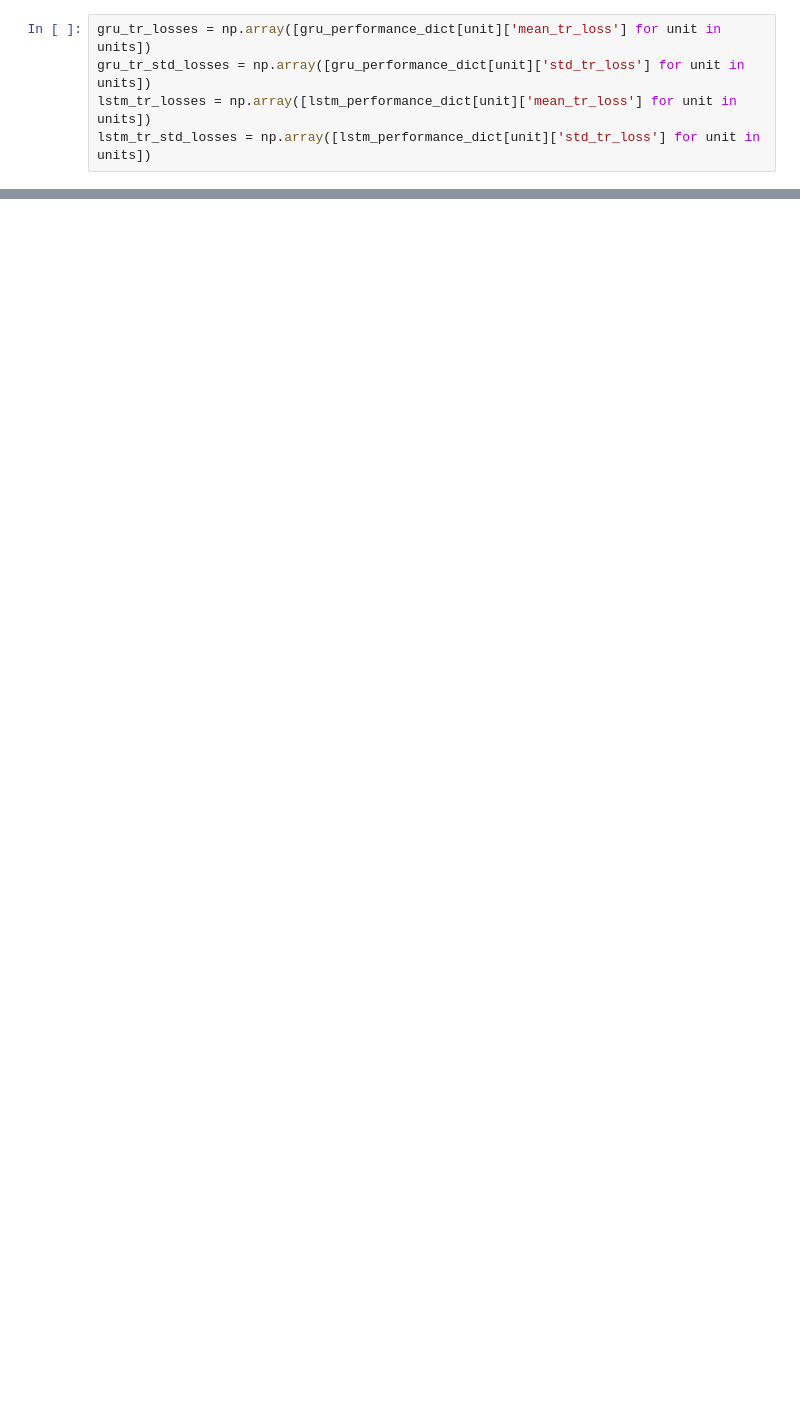
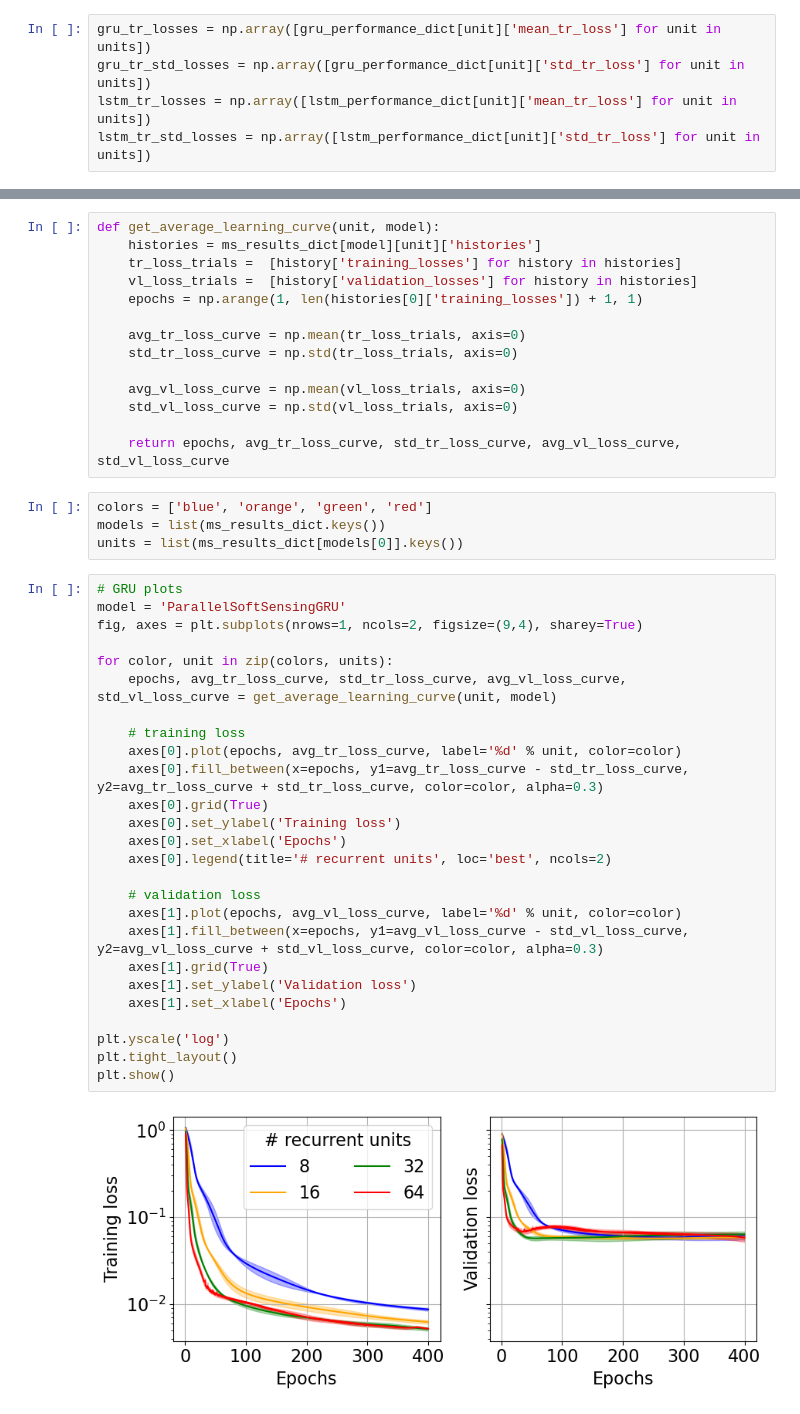
Before and after one commit to noobcode/soft_tex, a Jupyter notebook: notebooks/check_model_selection.ipynb, the cells around one changed output, grey strips where cells are left out. Saved outputs shown, nothing was run; the diff lists cells and outputs as text; blank space fills up the shorter version.

Commit message:
plotted mean and std of loss curves for model selection

```diff
--- a/notebooks/check_model_selection.ipynb
+++ b/notebooks/check_model_selection.ipynb
@@ -122,0 +131,46 @@ ax3.grid()
+# %%
+def get_average_learning_curve(unit, model):
+    histories = ms_results_dict[model][unit]['histories']
+    tr_loss_trials =  [history['training_losses'] for history in histories]
+    vl_loss_trials =  [history['validation_losses'] for history in histories]
+    epochs = np.arange(1, len(histories[0]['training_losses']) + 1, 1)
+
+    avg_tr_loss_curve = np.mean(tr_loss_trials, axis=0)
+    std_tr_loss_curve = np.std(tr_loss_trials, axis=0)
+
+    avg_vl_loss_curve = np.mean(vl_loss_trials, axis=0)
+    std_vl_loss_curve = np.std(vl_loss_trials, axis=0)
+
+    return epochs, avg_tr_loss_curve, std_tr_loss_curve, avg_vl_loss_curve, std_vl_loss_curve
+# %%
+colors = ['blue', 'orange', 'green', 'red']
+models = list(ms_results_dict.keys())
+units = list(ms_results_dict[models[0]].keys())
+# %%
+# GRU plots
+model = 'ParallelSoftSensingGRU'
+fig, axes = plt.subplots(nrows=1, ncols=2, figsize=(9,4), sharey=True)
+
+for color, unit in zip(colors, units):
+    epochs, avg_tr_loss_curve, std_tr_loss_curve, avg_vl_loss_curve, std_vl_loss_curve = get_average_learning_curve(unit, model)
+
+    # training loss
+    axes[0].plot(epochs, avg_tr_loss_curve, label='%d' % unit, color=color)
+    axes[0].fill_between(x=epochs, y1=avg_tr_loss_curve - std_tr_loss_curve, y2=avg_tr_loss_curve + std_tr_loss_curve, color=color, alpha=0.3)
+    axes[0].grid(True)
+    axes[0].set_ylabel('Training loss')
+    axes[0].set_xlabel('Epochs')
+    axes[0].legend(title='# recurrent units', loc='best', ncols=2)
+
+    # validation loss
+    axes[1].plot(epochs, avg_vl_loss_curve, label='%d' % unit, color=color)
+    axes[1].fill_between(x=epochs, y1=avg_vl_loss_curve - std_vl_loss_curve, y2=avg_vl_loss_curve + std_vl_loss_curve, color=color, alpha=0.3)
+    axes[1].grid(True)
+    axes[1].set_ylabel('Validation loss')
+    axes[1].set_xlabel('Epochs')
+
+plt.yscale('log')
+plt.tight_layout()
+plt.show()
+# %% [output]
+[figure, added]
```
Also changed, not shown: parts of 10 cells of this notebook.
